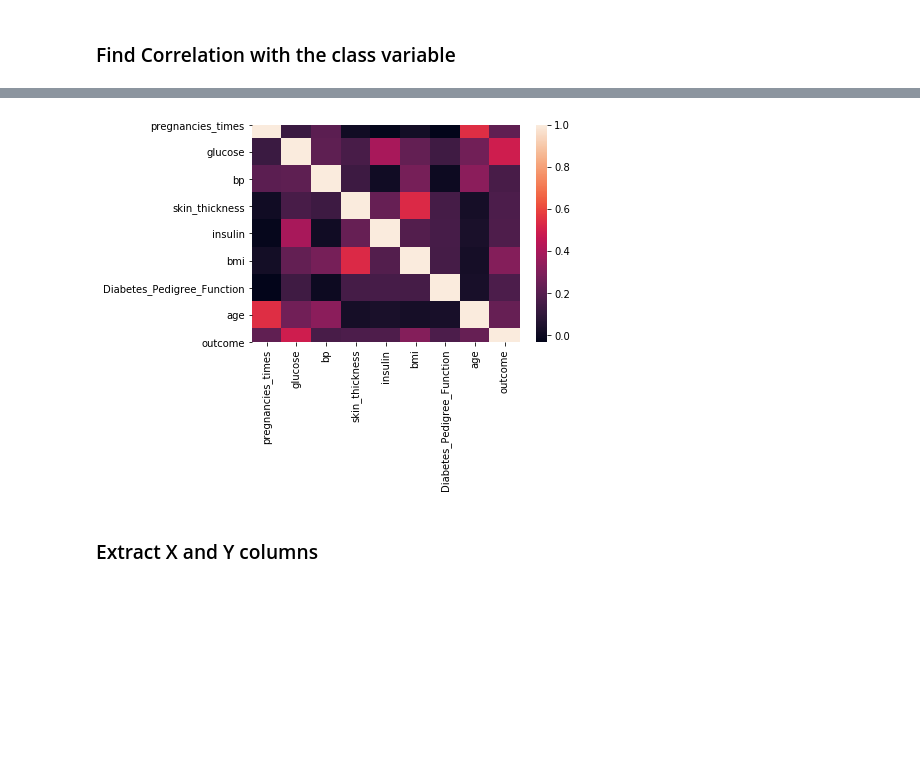
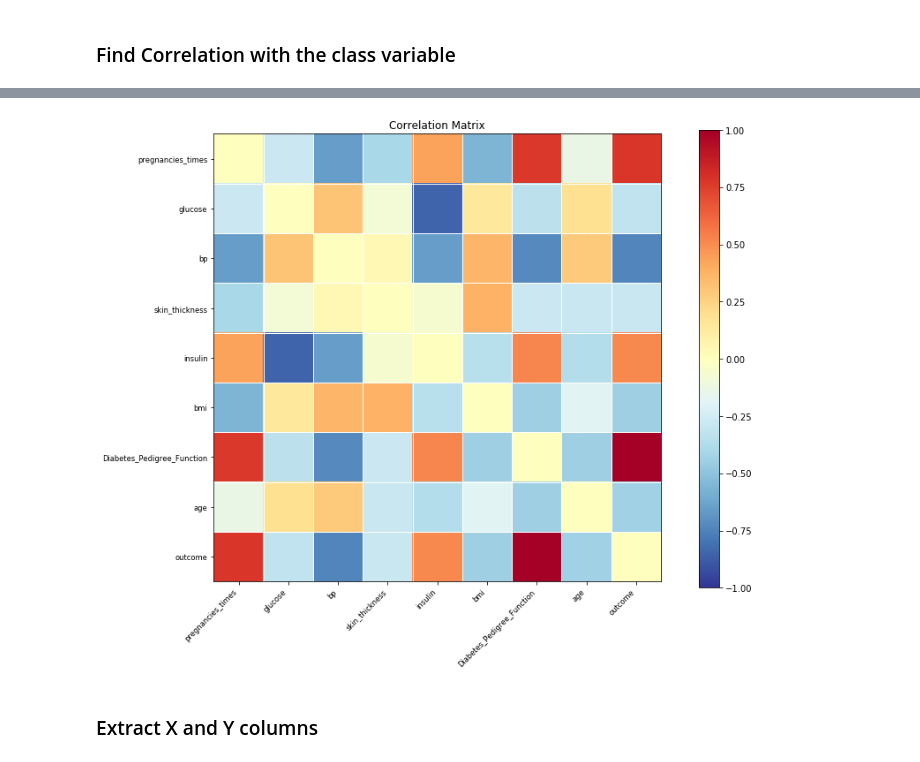
Before and after one commit to Data-Citadel/DiabetesPredictionModel, a Jupyter notebook: ML2_Group006-1.1.ipynb, the cells around one changed output, grey strips where cells are left out. Saved outputs shown, nothing was run; the diff lists cells and outputs as text; code cells hidden in the pictures; blank space fills up the shorter version.

```diff
--- a/ML2_Group006-1.1.ipynb
+++ b/ML2_Group006-1.1.ipynb
@@ -200,8 +192,24 @@ df.corr()
-# %%
-corr_matrix = df.corr()
-sns.heatmap(corr_matrix);
-# %% [output]
-[figure, removed]
+# %%
+from sklearn import preprocessing
+
+# Taking the values as a matrix
+data_arry = df.values
+# Scale the matrix values to calculate the correlation coefficient
+data_arry = preprocessing.scale(data_arry, axis=1)
+corrs = np.corrcoef(data_arry,rowvar=0)
+np.fill_diagonal(corrs, 0)
+# Datasets column names
+col_names = df.columns
+
+fig = plt.figure(figsize=(9,9))
+ax = fig.gca()
+# Plotting the correlation coeff. data into a correlation plot
+pltcor.plot_corr(corrs, xnames=col_names, ax=ax, normcolor=True)
+cax = fig.add_axes([1.05, 0.161, 0.035, 0.8])
+fig.colorbar(fig.axes[0].images[0], cax=cax)
+plt.show()
+# %% [output]
+[figure, added]
 # %% [markdown]
 ### Extract X and Y columns
 # %%
```
Also changed, not shown: parts of 16 cells of this notebook.
